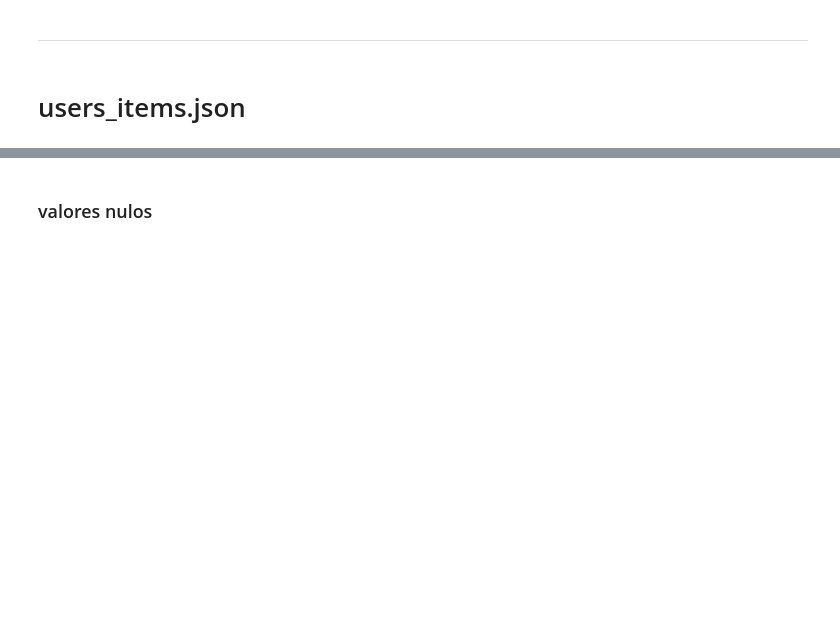
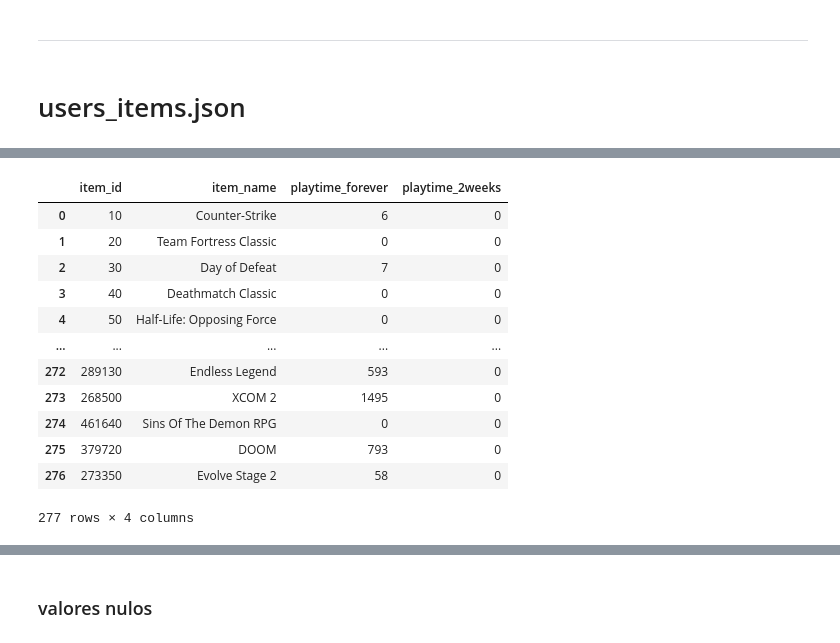
Before and after one commit to tDelbarco/PI_ML_OPS, a Jupyter notebook: ETL_&_EDA/ETL_def.ipynb, the cells around one changed output, grey strips where cells are left out. Saved outputs shown, nothing was run; the diff lists cells and outputs as text; code cells hidden in the pictures; blank space fills up the shorter version.

```diff
--- a/ETL_&_EDA/ETL_def.ipynb
+++ b/ETL_&_EDA/ETL_def.ipynb
@@ -725,5 +724,3 @@ with open(r'../Datasets/users_items.json/australian_users_items.json', 'r', enco
     for line in f.readlines():
         items.append(ast.literal_eval(line))
 df_ui = pd.DataFrame(items)
-# %%
-df_ui["items"] = df_ui["items"].astype(str)#convertirmos a str para poder verificar duplicados
@@ -729,0 +747,16 @@ df_ui["items"] = df_ui["items"].astype(str)#convertirmos a str para poder verifi
+# %%
+pd.json_normalize(df_ui["items"][0])
+# %% [output]
+|  | item_id | item_name | playtime_forever | playtime_2weeks |
+| 0 | 10 | Counter-Strike | 6 | 0 |
+| 1 | 20 | Team Fortress Classic | 0 | 0 |
+| 2 | 30 | Day of Defeat | 7 | 0 |
+| 3 | 40 | Deathmatch Classic | 0 | 0 |
+| 4 | 50 | Half-Life: Opposing Force | 0 | 0 |
+| ... | ... | ... | ... | ... |
+| 272 | 289130 | Endless Legend | 593 | 0 |
+| 273 | 268500 | XCOM 2 | 1495 | 0 |
+| 274 | 461640 | Sins Of The Demon RPG | 0 | 0 |
+| 275 | 379720 | DOOM | 793 | 0 |
+| 276 | 273350 | Evolve Stage 2 | 58 | 0 |
+277 rows × 4 columns
```
Also changed, not shown: parts of 20 cells of this notebook, 2 other files.
